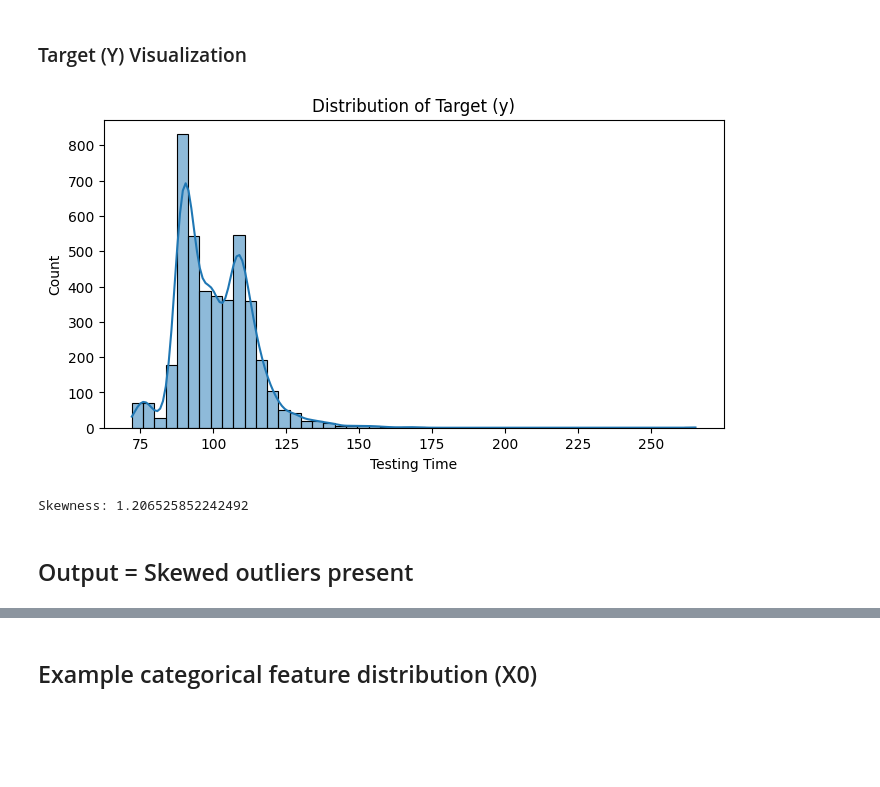
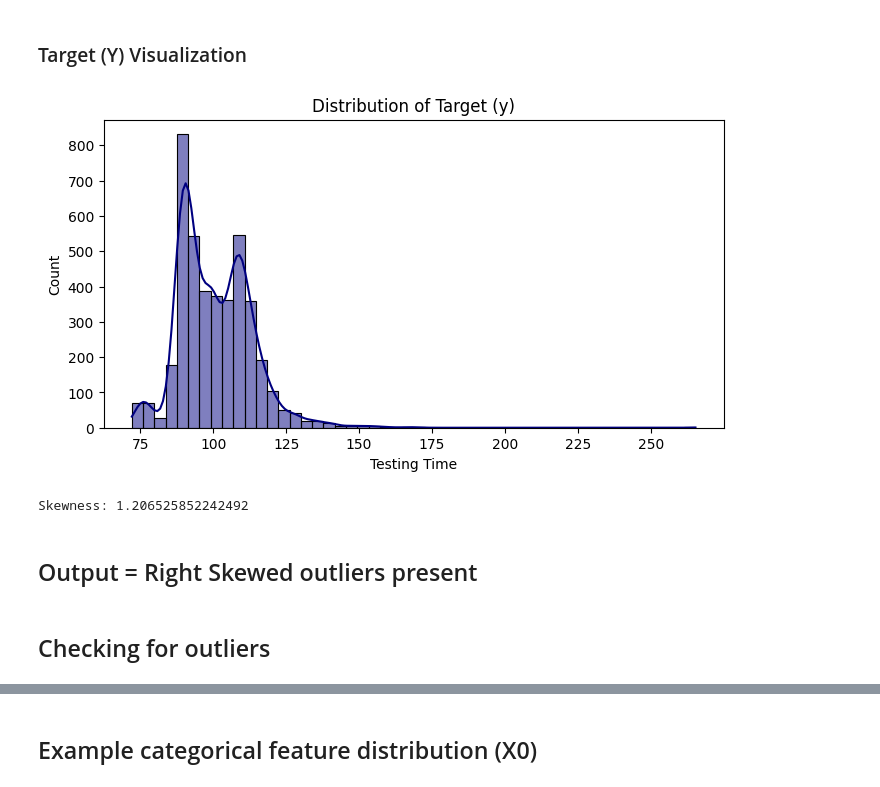
Before and after one commit to vaneyepes/mercedes, a Jupyter notebook: initial_EDA.ipynb, the cells around one changed output, grey strips where cells are left out. Cells and saved outputs as stored; diff of their text form; code cells hidden in the pictures; blank space fills up the shorter version.

```diff
--- a/initial_EDA.ipynb
+++ b/initial_EDA.ipynb
@@ -127,15 +127,22 @@ Unique IDs: 4209  /  4209
 ### Target (Y) Visualization
 # %%
 plt.figure(figsize=(8,4))
-sns.histplot(train_df['y'], bins=50, kde=True)
+sns.histplot(
+    train_df['y'],
+    bins=50,
+    kde=True,
+    color="#000080"  # change bar + kde line color
+)
 plt.title("Distribution of Target (y)")
 plt.xlabel("Testing Time")
 plt.show()
 
 # Check skewness
 print("Skewness:", train_df['y'].skew())
 # %% [output]
-[figure, old version]
+[figure, new version]
 Skewness: 1.206525852242492
 # %% [markdown]
-## Output = Skewed outliers present
+## Output = Right Skewed outliers present
+# %% [markdown]
+## Checking for outliers
```
Also changed, not shown: parts of 3 cells of this notebook, 6 other files.
